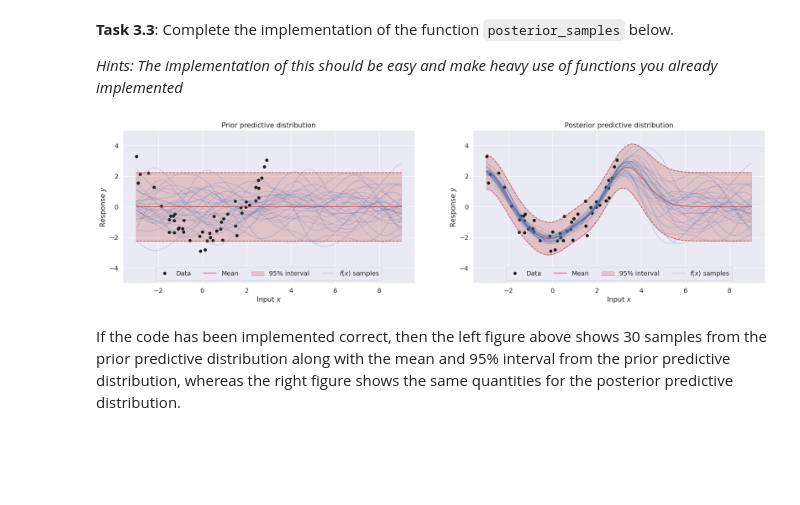
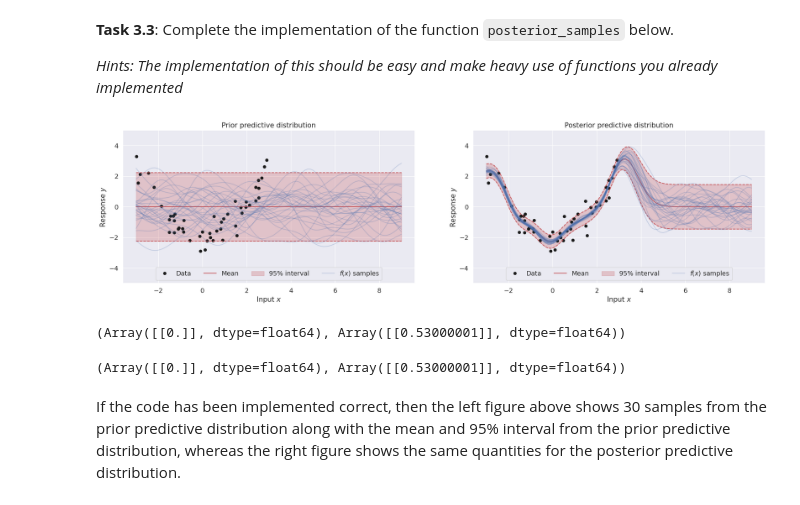
Before and after one commit to Cerlog/02477-exam-prep, a Jupyter notebook: Petr/WEEK_5/ex5_handout.ipynb, the cells around one changed output. Saved outputs shown, nothing was run; the diff lists cells and outputs as text; code cells hidden in the pictures; blank space fills up the shorter version.

```diff
--- a/Petr/WEEK_5/ex5_handout.ipynb
+++ b/Petr/WEEK_5/ex5_handout.ipynb
@@ -1039,6 +1039,52 @@ class GaussianProcessRegression(object):
 
         return mu, Sigma
 
+
+    def prior_predictive_f_star(self, Xstar):
+        """
+        Computes the prior predictive distribution for f^* at the test points Xstar.
+
+        Arguments:
+            Xstar -- PxD array of prediction points
+
+        Returns:
+            mu0   -- Px1 mean vector (all zeros, since prior mean is zero)
+            Sigma0-- PxP covariance matrix (prior covariance for f^*)
+
+        Mathematical details:
+            - Prior mean:   mu0 = 0
+            - Prior covariance: Sigma0 = K(Xstar, Xstar)
+            - Shapes: mu0.shape = (P, 1), Sigma0.shape = (P, P)
+        """
+        K_star = self.kernel.contruct_kernel(Xstar, Xstar, self.kappa, self.lengthscale)
+        mu0 = jnp.zeros((len(Xstar), 1))
+        Sigma0 = K_star
+        return mu0, Sigma0
+
+    def prior_predictive_y_star(self, Xstar):
+        """
+        Computes the prior predictive distribution for y^* at the test points Xstar,
+        including observation noise.
+
+        Arguments:
+            Xstar -- PxD array of prediction points
+
+        Returns:
+            mu0   -- Px1 mean vector (all zeros, since prior mean is zero)
+            Sigma0-- PxP covariance matrix (prior covariance for y^*)
+
+        Mathematical details:
+            - Prior mean:   mu0 = 0
+            - Prior covariance: Sigma0 = K(Xstar, Xstar) + sigma^2 * I
+            - Shapes: mu0.shape = (P, 1), Sigma0.shape = (P, P)
+            - Equation: y^* ~ N(0, K(Xstar, Xstar) + sigma^2 * I)
+        """
+        K_star = self.kernel.contruct_kernel(Xstar, Xstar, self.kappa, self.lengthscale)
+        mu0 = jnp.zeros((len(Xstar), 1))
+        Sigma0 = K_star + self.sigma**2 * jnp.identity(len(Xstar))
+        return mu0, Sigma0
+
+
     def log_marginal_likelihood(self, kappa, lengthscale, sigma):
         """
             evaluate the log marginal likelihood p(y) given the hyperparaemters
@@ -1063,35 +1109,43 @@ class GaussianProcessRegression(object):
 
         # compute log marginal likelihood
         logdet_term = jnp.sum(jnp.log(jnp.diag(L)))
         quad_term =  0.5*jnp.sum(v**2)
         const_term = -0.5*self.N*jnp.log(2*jnp.pi)
 
         return const_term - logdet_term - quad_term
 
         ##############################################
         # End of solution
         ##############################################
 
 # instantiate kernel
 kernel = StationaryIsotropicKernel(kernel_fun=squared_exponential)
 
 # instantiate GP without data (hence, posterior=prior) and with data
 gp_prior = GaussianProcessRegression(jnp.zeros((0, 1)), jnp.zeros((0, 1)), kernel)
-gp_post = GaussianProcessRegression(Xtrain, ytrain, kernel)
+gp_post = GaussianProcessRegression(Xtrain, ytrain, kernel, 0.7, 0.5 * jnp.sqrt(2), 1/5)
 
 # plot
 fig, ax = plt.subplots(1, 2, figsize=(25, 6))
 plot_data(ax[0])
 plot_with_uncertainty(ax[0], Xstar, gp_prior, title='Prior predictive distribution', num_samples=30)
 ax[0].legend(loc='lower center', ncol=4)
 ax[0].set_ylim((-5, 5))
 
 plot_data(ax[1])
 plot_with_uncertainty(ax[1], Xstar, gp_post, title='Posterior predictive distribution', num_samples=30)
 ax[1].legend(loc='lower center', ncol=4)
 ax[1].set_ylim((-5, 5));
 # %% [output]
-[figure, old version]
+[figure, new version]
+# %%
+gp_post.prior_predictive_y_star(jnp.array([0]))
+# %% [output]
+(Array([[0.]], dtype=float64), Array([[0.53000001]], dtype=float64))
+# %%
+gp_post.predict_y(jnp.array([227]))
+# %% [output]
+(Array([[0.]], dtype=float64), Array([[0.53000001]], dtype=float64))
 # %% [markdown]
 If the code has been implemented correct, then the left figure above shows 30 samples from the prior predictive distribution along with the mean and 95% interval from the prior predictive distribution, whereas the right figure shows the same quantities for the posterior predictive distribution.
 # %% [markdown]
```
Also changed, not shown: 36 other files.
